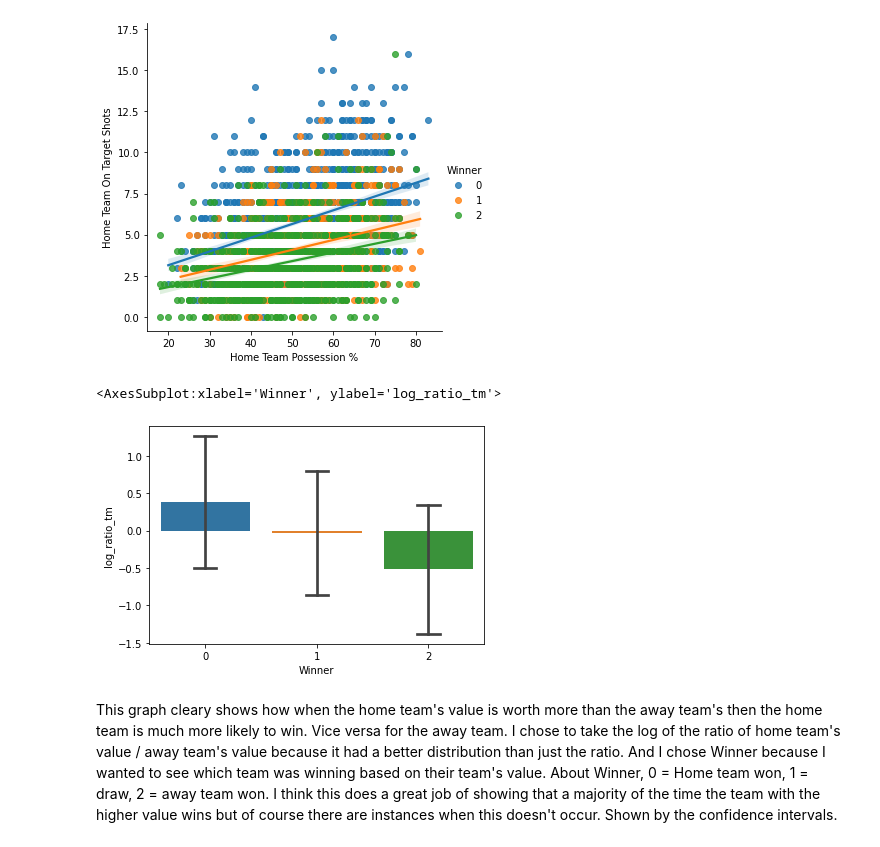
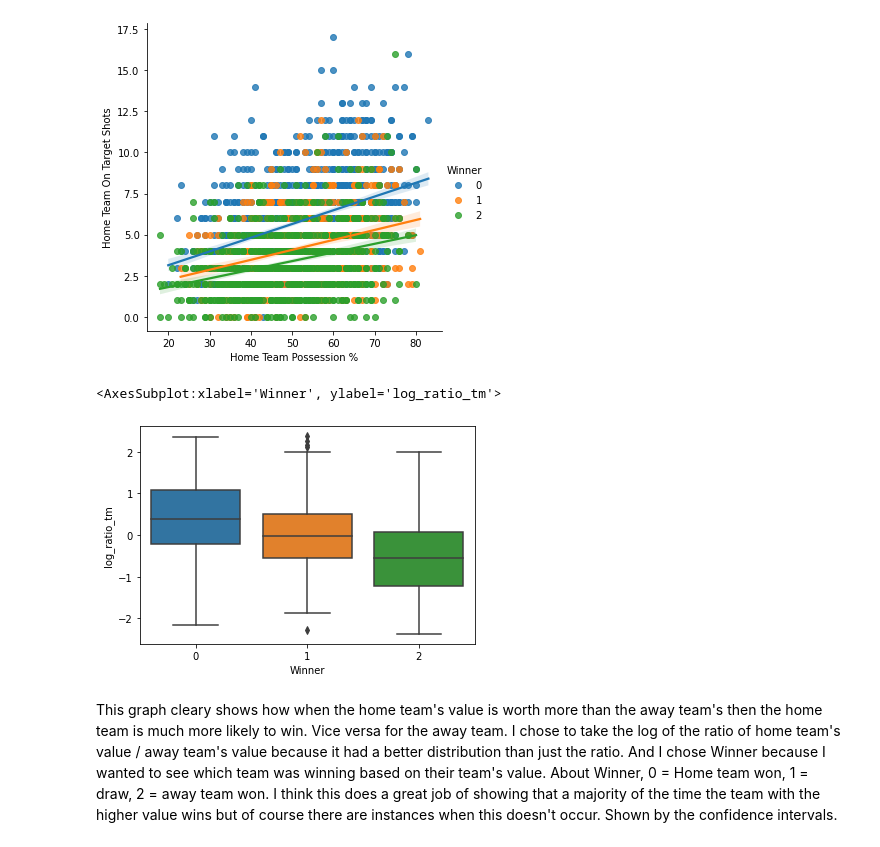
Before and after one commit to EliasLMann/Applied_ML_Proj2, a Jupyter notebook: Project02.ipynb, the cells around one changed output. Drawn from its saved outputs; the diff is of its cells as text; code cells hidden in the pictures.

```diff
--- a/Project02.ipynb
+++ b/Project02.ipynb
@@ -461,9 +466,9 @@ sns.lmplot(data=correlation, x='Home Team Possession %', y='Home Team On Target
 <seaborn.axisgrid.FacetGrid at 0x...>
 [figure]
 # %%
-sns.barplot(data=correlation, x='Winner', y='log_ratio_tm', capsize=0.2, ci='sd')
+sns.boxplot(data=correlation, x='Winner', y='log_ratio_tm')
 # %% [output]
 <AxesSubplot:xlabel='Winner', ylabel='log_ratio_tm'>
-[figure, old version]
+[figure, new version]
 # %% [markdown]
 This graph cleary shows how when the home team's value is worth more than the away team's then the home team is much more likely to win. Vice versa for the away team. I chose to take the log of the ratio of home team's value / away team's value because it had a better distribution than just the ratio. And I chose Winner because I wanted to see which team was winning based on their team's value. About Winner, 0 = Home team won, 1 = draw, 2 = away team won. I think this does a great job of showing that a majority of the time the team with the higher value wins but of course there are instances when this doesn't occur. Shown by the confidence intervals.
```
Also changed, not shown: parts of 1 cell of this notebook.
